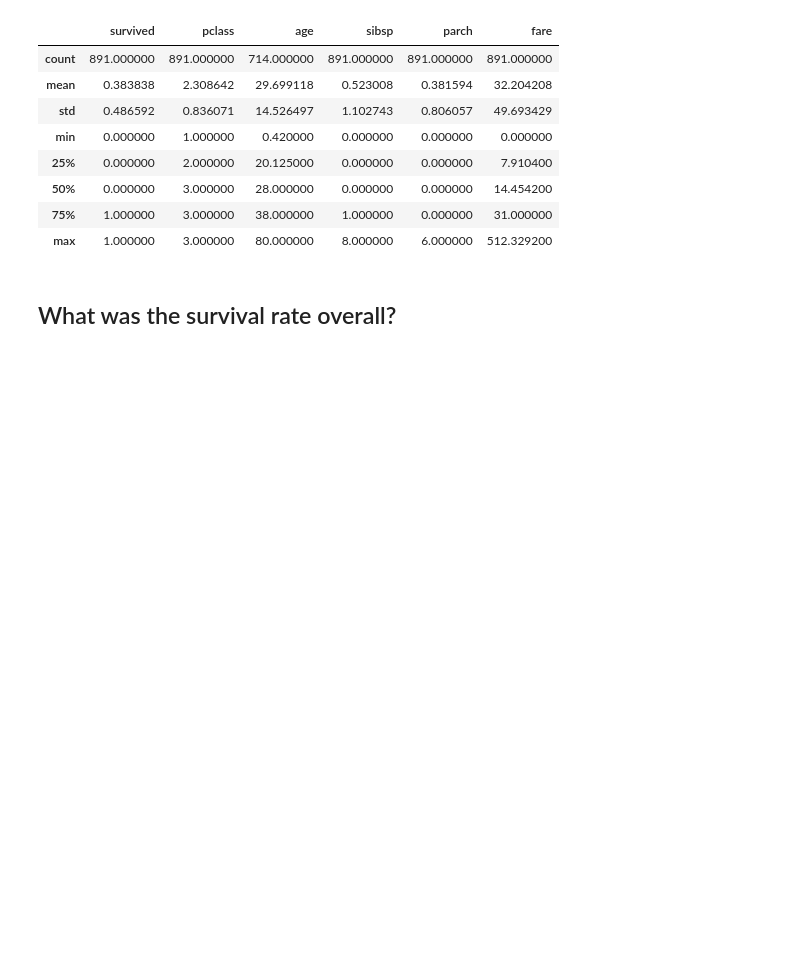
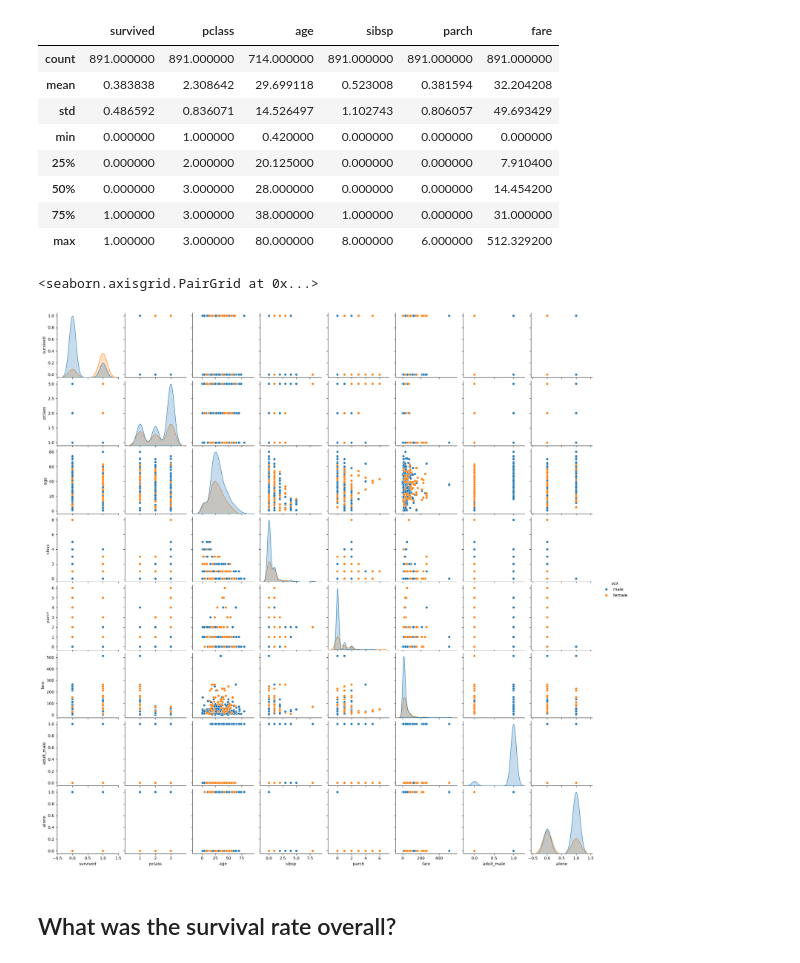
Before and after one commit to Aaron-TM-Yee/titanic, a Jupyter notebook: titanic.ipynb, the cells around one changed output. Cells and saved outputs as stored; diff of their text form; code cells hidden in the pictures; blank space fills up the shorter version.

```diff
--- a/titanic.ipynb
+++ b/titanic.ipynb
@@ -32,6 +32,11 @@ titanic.describe()
 | 50% | 0.000000 | 3.000000 | 28.000000 | 0.000000 | 0.000000 | 14.454200 |
 | 75% | 1.000000 | 3.000000 | 38.000000 | 1.000000 | 0.000000 | 31.000000 |
 | max | 1.000000 | 3.000000 | 80.000000 | 8.000000 | 6.000000 | 512.329200 |
+# %%
+sns.pairplot(titanic, hue="sex")
+# %% [output]
+<seaborn.axisgrid.PairGrid at 0x...>
+[figure, added]
 # %% [markdown]
 ## What was the survival rate overall?
 # %%
```
Also changed, not shown: parts of 3 cells of this notebook.
